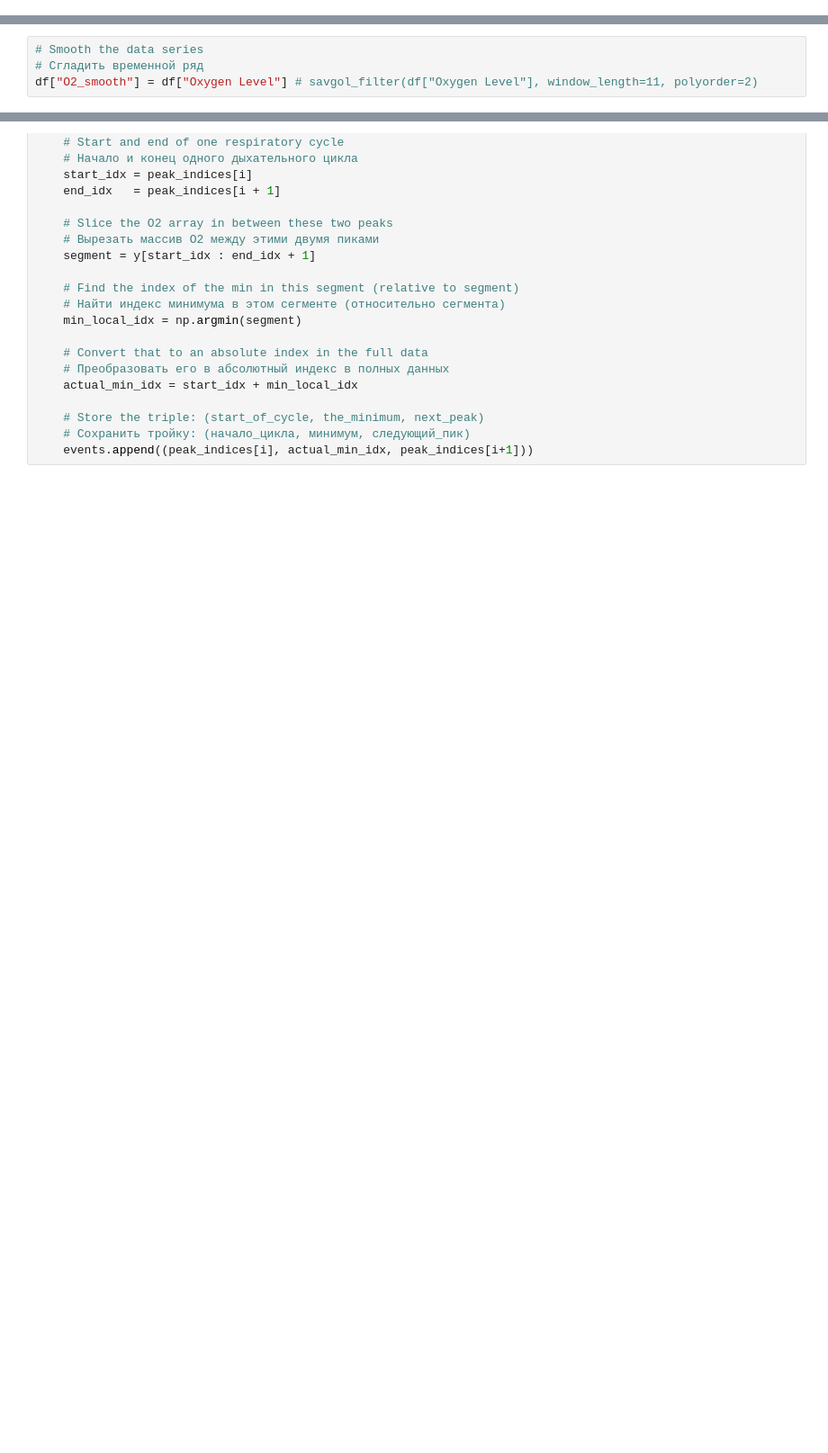
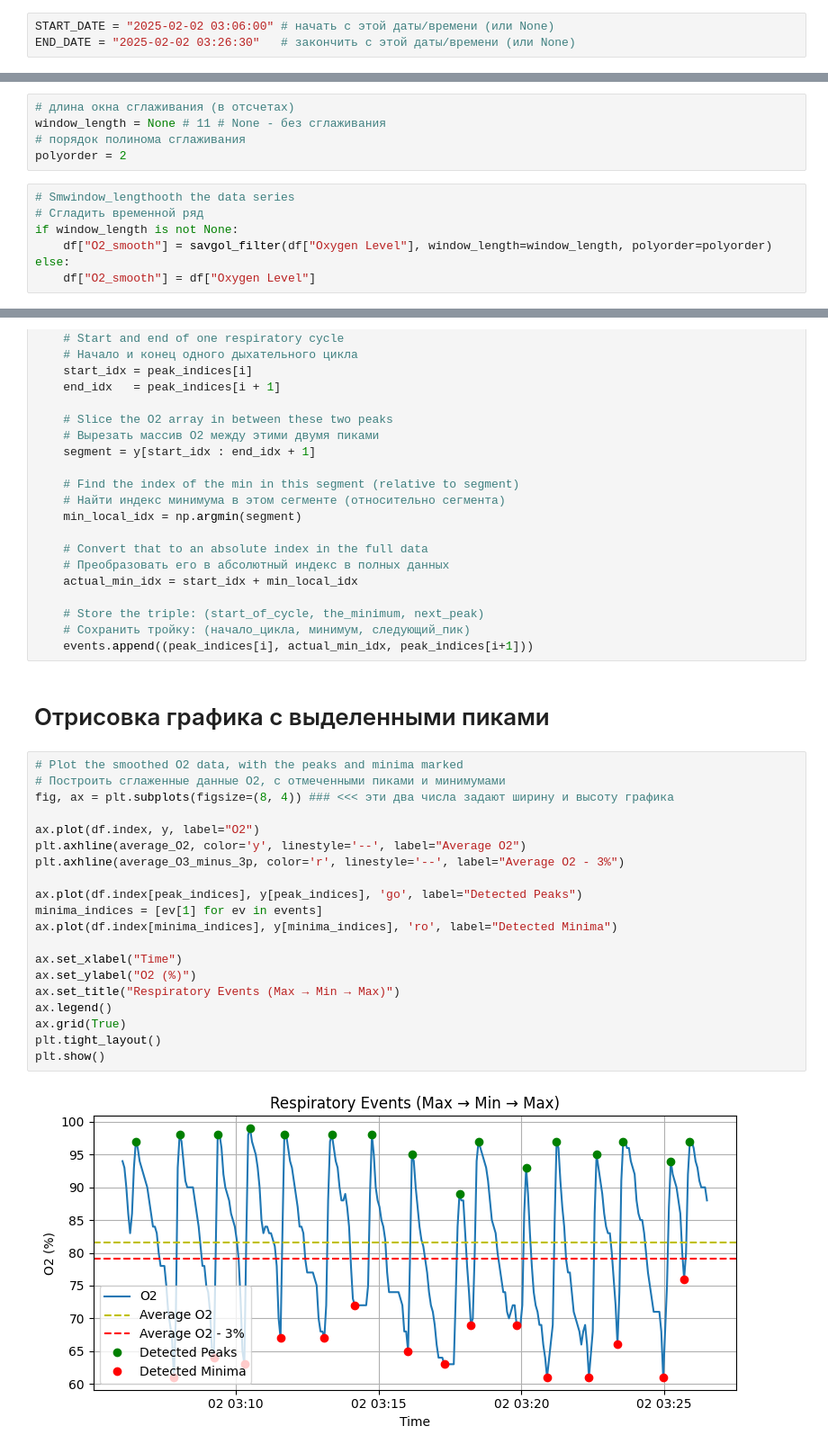
Before and after one commit to abbbe/bbp_o2, a Jupyter notebook: main.ipynb, the cells around one changed output, grey strips where cells are left out. Shown: that part at 90% size. Drawn from its saved outputs; the diff is of its cells as text; blank space fills up the shorter version.

```diff
--- a/main.ipynb
+++ b/main.ipynb
@@ -43,3 +65,6 @@ df.set_index('Time', inplace=True)
+# %%
+START_DATE = "2025-02-02 03:06:00" # начать с этой даты/времени (или None)
+END_DATE = "2025-02-02 03:26:30"   # закончить с этой даты/времени (или None)
 # %%
 if START_DATE is not None:
     df = df.loc[START_DATE:]
@@ -76,7 +120,15 @@ plt.show()
+# %%
+# длина окна сглаживания (в отсчетах)
+window_length = None # 11 # None - без сглаживания
+# порядок полинома сглаживания
+polyorder = 2
 # %%
-# Smooth the data series
+# Smwindow_lengthooth the data series
 # Сгладить временной ряд
-df["O2_smooth"] = df["Oxygen Level"] # savgol_filter(df["Oxygen Level"], window_length=11, polyorder=2)
+if window_length is not None:
+    df["O2_smooth"] = savgol_filter(df["Oxygen Level"], window_length=window_length, polyorder=polyorder)
+else:
+    df["O2_smooth"] = df["Oxygen Level"]
 # %%
 # Plot again
 # Построить график снова
@@ -130,3 +186,27 @@ for i in range(len(peak_indices) - 1):
     # Store the triple: (start_of_cycle, the_minimum, next_peak)
     # Сохранить тройку: (начало_цикла, минимум, следующий_пик)
     events.append((peak_indices[i], actual_min_idx, peak_indices[i+1]))
+# %% [markdown]
+# Отрисовка графика с выделенными пиками
+# %%
+# Plot the smoothed O2 data, with the peaks and minima marked
+# Построить сглаженные данные O2, с отмеченными пиками и минимумами
+fig, ax = plt.subplots(figsize=(8, 4)) ### <<< эти два числа задают ширину и высоту графика
+
+ax.plot(df.index, y, label="O2")
+plt.axhline(average_O2, color='y', linestyle='--', label="Average O2")
+plt.axhline(average_O3_minus_3p, color='r', linestyle='--', label="Average O2 - 3%")
+
+ax.plot(df.index[peak_indices], y[peak_indices], 'go', label="Detected Peaks")
+minima_indices = [ev[1] for ev in events]
+ax.plot(df.index[minima_indices], y[minima_indices], 'ro', label="Detected Minima")
+
+ax.set_xlabel("Time")
+ax.set_ylabel("O2 (%)")
+ax.set_title("Respiratory Events (Max → Min → Max)")
+ax.legend()
+ax.grid(True)
+plt.tight_layout()
+plt.show()
+# %% [output]
+[figure, added]
```
Also changed, not shown: parts of 24 cells of this notebook.
